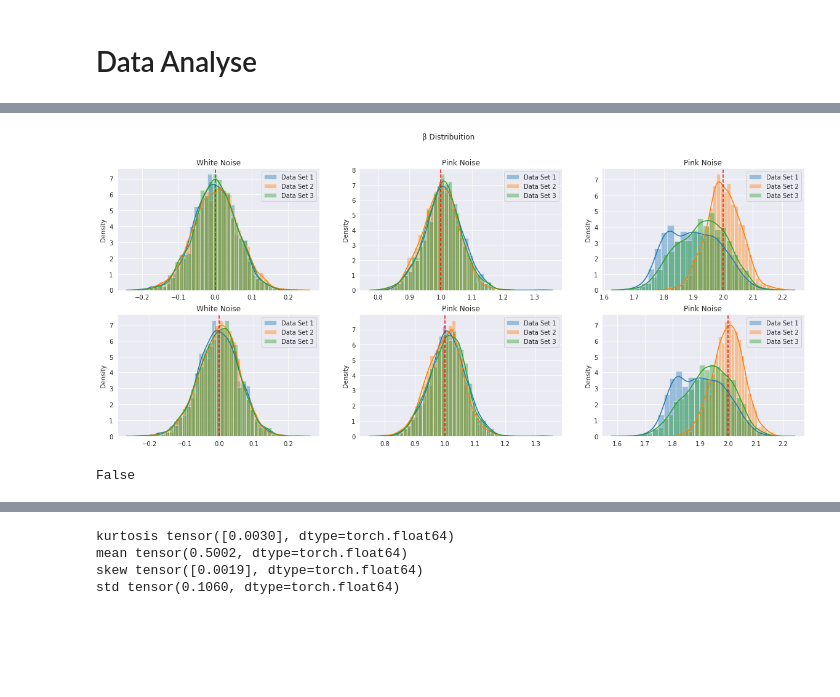
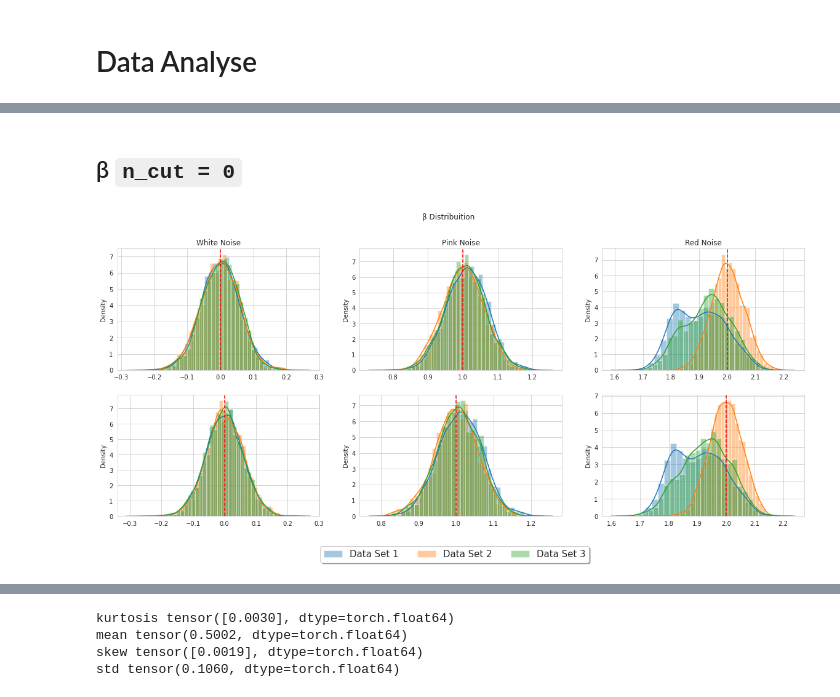
Before and after one commit to barauna-lo/Colored_Noise, a Jupyter notebook: CervejaGratis.ipynb, the cells around one changed output, grey strips where cells are left out. Drawn from its saved outputs; the diff is of its cells as text; code cells hidden in the pictures; blank space fills up the shorter version.

```diff
--- a/CervejaGratis.ipynb
+++ b/CervejaGratis.ipynb
@@ -493,12 +456,3 @@ jump = 512
 dataset = rn
 trainX, trainY, trainX_test,trainY_test = create_dataset2(dataset,win_in,win_ou,jump,isTensor=True)
 #trainX, trainY, trainX_test, trainY_test = torch.tensor(trainX), torch.tensor(trainY), torch.tensor(trainX_test), torch.tensor(trainY_test)
-# %%
-plot_psd(trainY[0])
-n=2
-vet = trainX[0]
-n_cut = 2
-color = ['C0','C1']
-for i in range(0,n_cut):
-  plt.axvline(x=(len(vet)**(-(i)/n_cut)),color='b',ls='-',alpha=0.5)
-  plt.axvline(x=(len(vet)**(-(i+1)/n_cut)),color='r',ls='--')
@@ -594,37 +561,40 @@ plt.show()
+# %% [markdown]
+## β `n_cut = 0`
 # %%
 delta_beta = DBeta()
 
-def dist_plot(data_01,data_02,data_03,beta_index=0,title='Noise'):
+def dist_plot(data_01,data_02,data_03,beta_index=0,title=None,label1=None,label2=None,label3=None):
   plt.title(title)
-  sns.distplot(-delta_beta.beta(data_01),label='Data Set 1')
-  sns.distplot(-delta_beta.beta(data_02),label='Data Set 2')
-  sns.distplot(-delta_beta.beta(data_03),label='Data Set 3')
+  sns.distplot(-delta_beta.beta(data_01),label=label1)
+  sns.distplot(-delta_beta.beta(data_02),label=label2)
+  sns.distplot(-delta_beta.beta(data_03),label=label3)
   plt.axvline(beta_index,color='red',ls='--')
-  plt.legend()
 
 plt.figure(figsize=(20,8))
 plt.suptitle(f'β Distribuition \n')# {len(trainX_pn)} series for  TrainX and TrainY')
 
 #Plot for TrainX
 plt.subplot(2,3,1)
 dist_plot(trainX_wn_01,trainX_wn_02,trainX_wn_03,0,'White Noise')
 
 plt.subplot(2,3,2)
 dist_plot(trainX_pn_01,trainX_pn_02,trainX_pn_03,1,'Pink Noise')
 
 plt.subplot(2,3,3)
-dist_plot(trainX_rn_01,trainX_rn_02,trainX_rn_03,2,'Pink Noise')
+dist_plot(trainX_rn_01,trainX_rn_02,trainX_rn_03,2,'Red Noise')
 
 #Plots for TrainY
 plt.subplot(2,3,4)
-dist_plot(trainY_wn_01,trainY_wn_02,trainY_wn_03,0,'White Noise')
+dist_plot(trainY_wn_01,trainY_wn_02,trainY_wn_03,0)
 
 plt.subplot(2,3,5)
-dist_plot(trainY_pn_01,trainY_pn_02,trainY_pn_03,1,'Pink Noise')
+dist_plot(trainY_pn_01,trainY_pn_02,trainY_pn_03,1)
 
 plt.subplot(2,3,6)
-dist_plot(trainY_rn_01,trainY_rn_02,trainY_rn_03,2,'Pink Noise')
+dist_plot(trainY_rn_01,trainY_rn_02,trainY_rn_03,2,label1='Data Set 1',label2='Data Set 2',label3='Data Set 3')
+plt.legend(loc='lower center', bbox_to_anchor=(-0.73, -0.42),
+           ncol=4, fancybox=True, shadow=True,prop={'size': 15})
 
 plt.show()
 # %% [output]
-[figure, old version]
+[figure, new version]
@@ -644,4 +600,0 @@ for i in range(0,9):
-# %%
-df_trainX['0'].values == trainX_wn_01
-# %% [output]
-False
```
Also changed, not shown: parts of 32 cells of this notebook.
